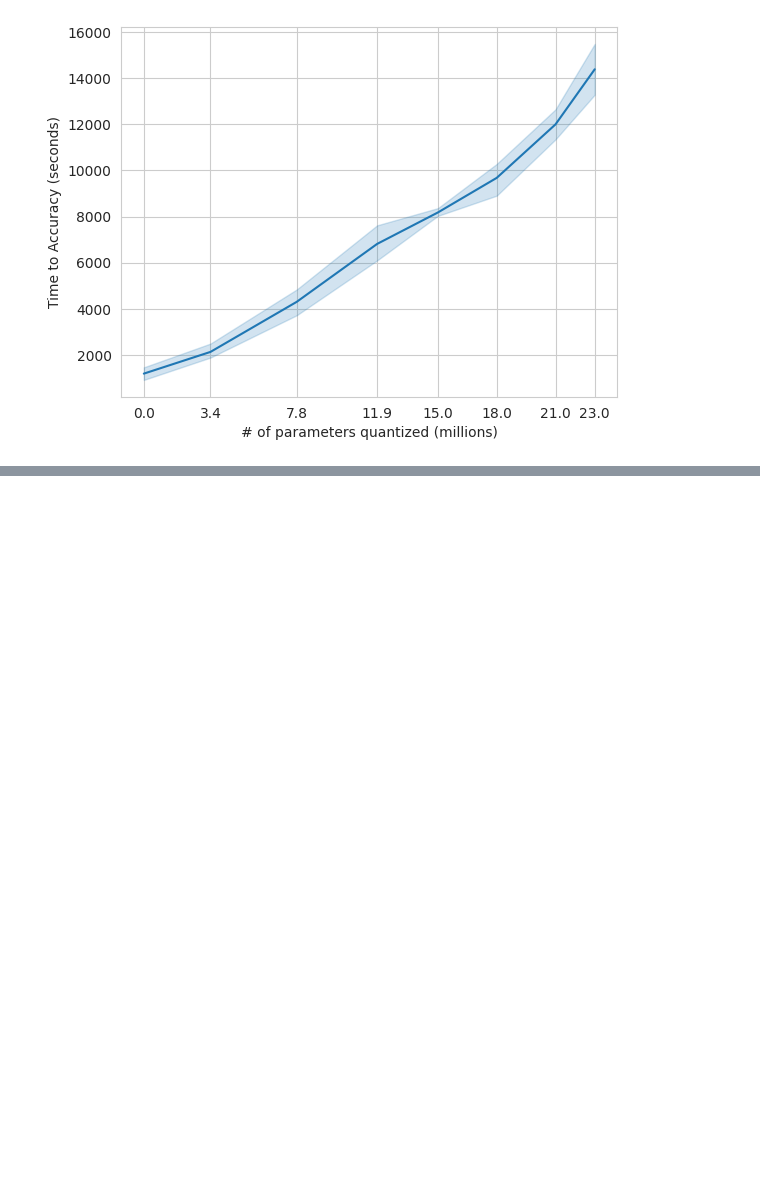
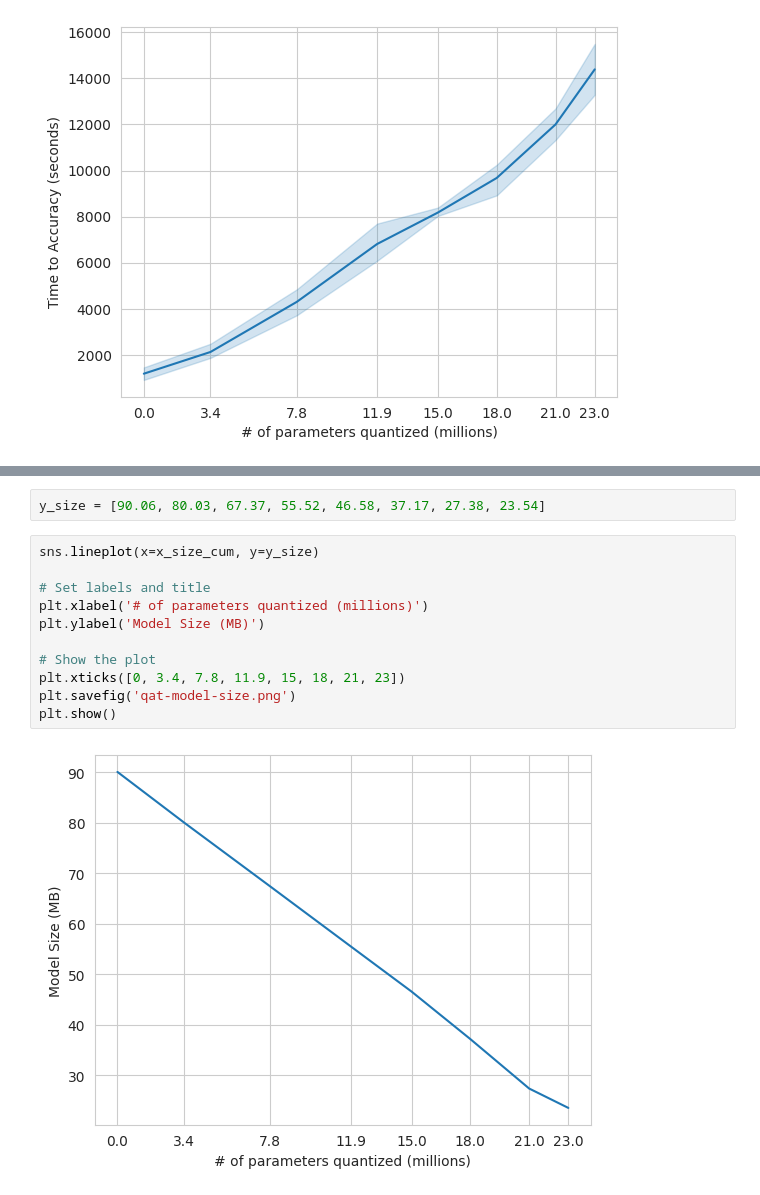
Before and after one commit to zevbo/CS243-final-project, a Jupyter notebook: Plotting.ipynb, the cells around one changed output, grey strips where cells are left out. Cells and saved outputs as stored; diff of their text form; blank space fills up the shorter version.

```diff
--- a/Plotting.ipynb
+++ b/Plotting.ipynb
@@ -63,0 +70,15 @@ plt.savefig("V100_TF_MEM.png")
+# %%
+y_size = [90.06, 80.03, 67.37, 55.52, 46.58, 37.17, 27.38, 23.54]
+# %%
+sns.lineplot(x=x_size_cum, y=y_size)
+
+# Set labels and title
+plt.xlabel('# of parameters quantized (millions)')
+plt.ylabel('Model Size (MB)')
+
+# Show the plot
+plt.xticks([0, 3.4, 7.8, 11.9, 15, 18, 21, 23])
+plt.savefig('qat-model-size.png')
+plt.show()
+# %% [output]
+[figure, added]
```
Also changed, not shown: parts of 16 cells of this notebook, 6 other files.
